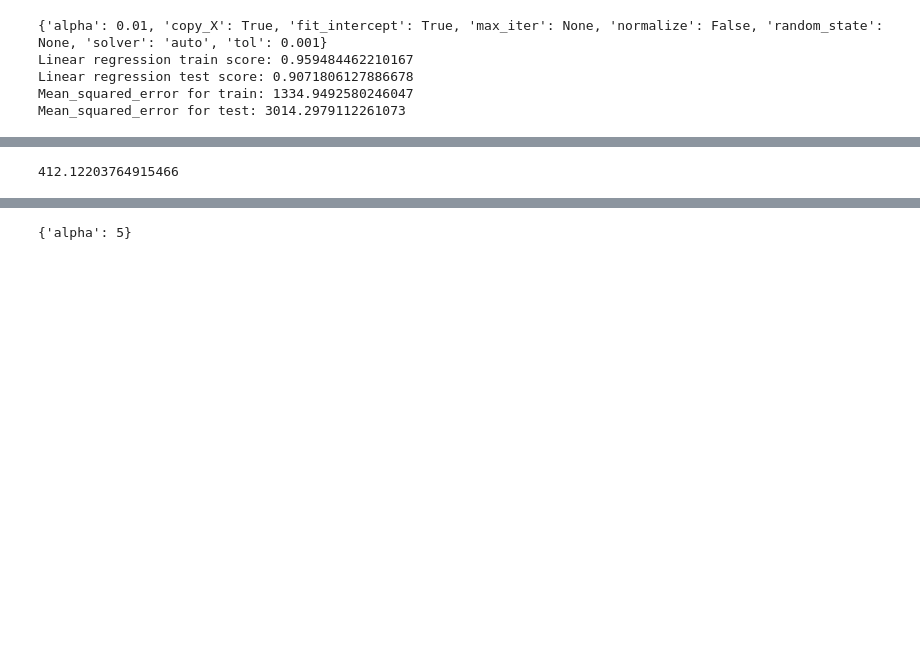
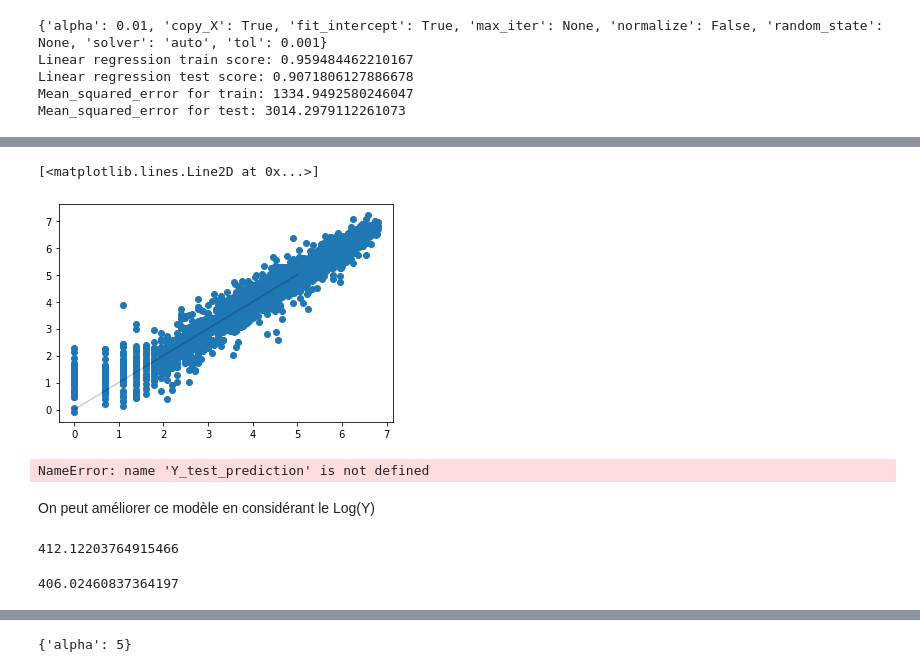
Before and after one commit to hansglick/bikesharing, a Jupyter notebook: p04_model/linear_regression/linear_regression_model_New.ipynb, the cells around one changed output, grey strips where cells are left out. Saved outputs shown, nothing was run; the diff lists cells and outputs as text; code cells hidden in the pictures; blank space fills up the shorter version.

```diff
--- a/p04_model/linear_regression/linear_regression_model_New.ipynb
+++ b/p04_model/linear_regression/linear_regression_model_New.ipynb
@@ -112,3 +108,20 @@ plt.plot(x,"k",alpha=0.2)
+# %%
+# Avec transformation Log:
+plt.scatter(Y_test, Y_test_prediction)
+x = [i for i in range(int(min(Y_test["log_count"])),int(max(Y_test["log_count"])))]
+plt.plot(x,"k",alpha=0.2)
+# %% [output]
+[<matplotlib.lines.Line2D at 0x...>]
+[figure, added]
+# %%
+# Avec transformation Log + 1:
+plt.scatter(Y_test, Y_test_prediction)
+x = [i for i in range(int(min(Y_test["log_count"])),int(max(Y_test["log_count"])))]
+plt.plot(x,"k",alpha=0.2)
+# %% [output]
+NameError: name 'Y_test_prediction' is not defined
+# %% [markdown]
+On peut améliorer ce modèle en considérant le Log(Y)
 # %%
 import time
 # %%
@@ -121,3 +134,13 @@ end = time.time()
 print (end-now)
 # %% [output]
 412.12203764915466
+# %%
+now = time.time()
+model = Ridge()
+parameters = {'alpha':[0.1,0.5,1,5]}
+grid = GridSearchCV(model,parameters, cv=5)
+grid.fit(X_train, Y_train)
+end = time.time()
+print (end-now)
+# %% [output]
+406.02460837364197
```
Also changed, not shown: parts of 35 cells of this notebook, 11 other files.
